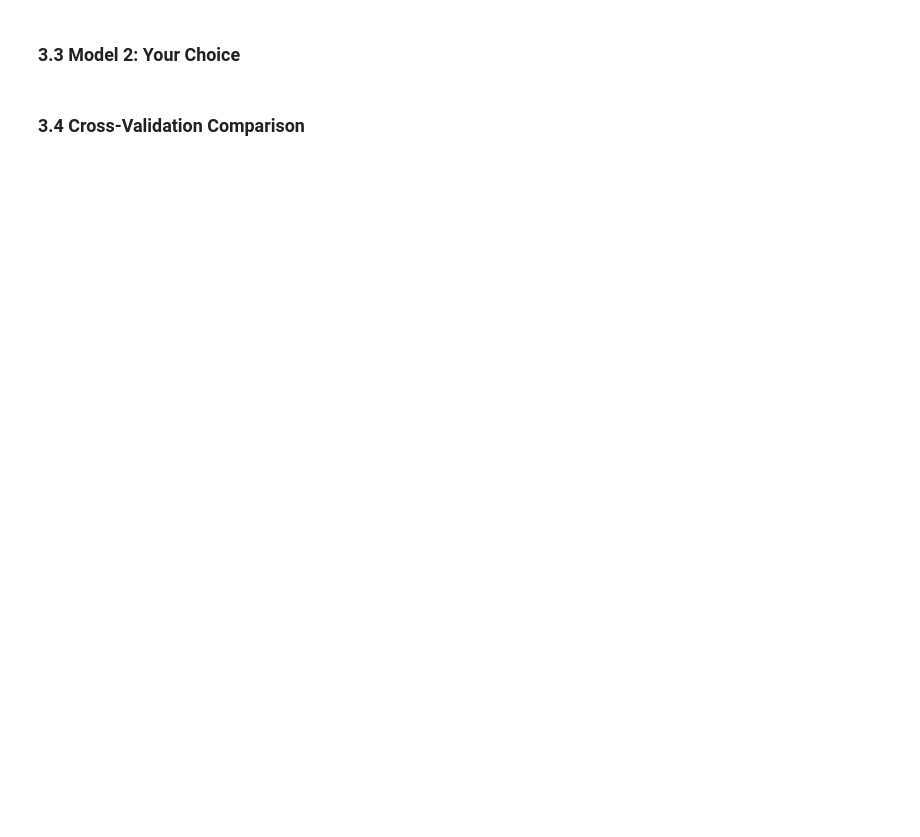
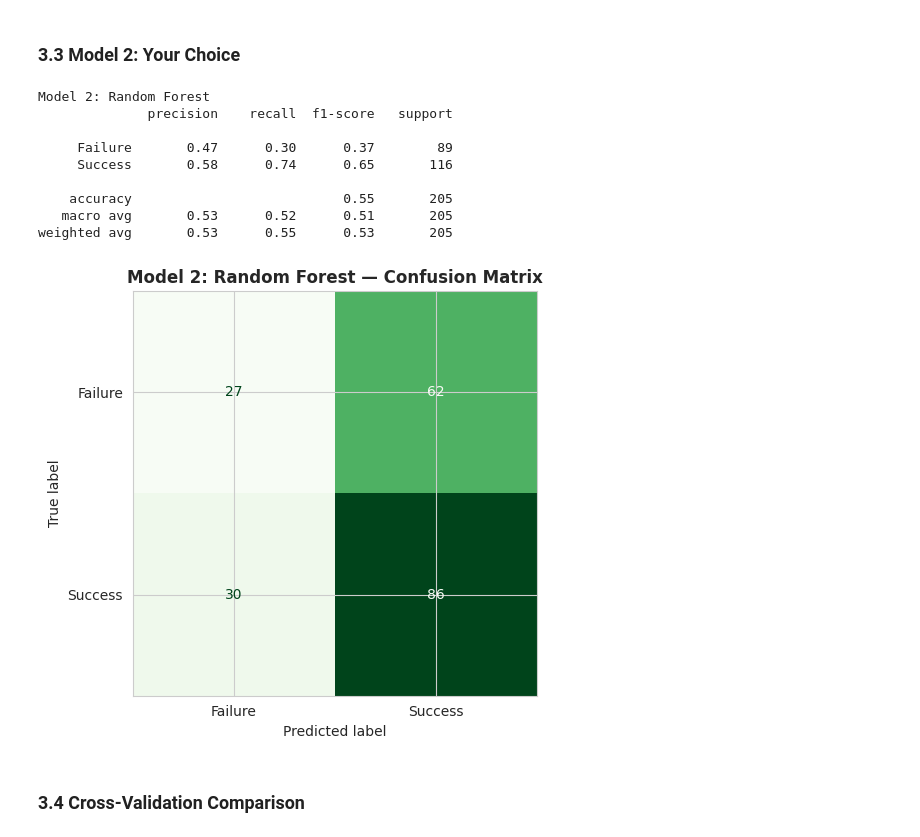
Before and after one commit to zhangminxi-bit/ECON3916-Final-Project, a Jupyter notebook: 3916_final_project_starter.ipynb, the cells around one changed output. Saved outputs shown, nothing was run; the diff lists cells and outputs as text; code cells hidden in the pictures; blank space fills up the shorter version.

```diff
--- a/3916_final_project_starter.ipynb
+++ b/3916_final_project_starter.ipynb
@@ -619,3 +615,43 @@ breakout_strength       0.1899      1.2091
+# %%
+# ============================================================
+# 3.3 Model 2 — Random Forest Classifier
+# Chosen because: captures non-linear interactions between
+# features, handles correlated predictors well, and provides
+# feature importance scores for interpretation
+# ============================================================
+
+from sklearn.ensemble import RandomForestClassifier
+
+model_2 = RandomForestClassifier(n_estimators=200, random_state=RANDOM_STATE,
+                                  class_weight='balanced')
+model_2.fit(X_train_sc, y_train)
+
+y_pred_2 = model_2.predict(X_test_sc)
+
+print('Model 2: Random Forest')
+print(classification_report(y_test, y_pred_2,
+                             target_names=['Failure', 'Success']))
+
+# Confusion matrix
+fig, ax = plt.subplots(figsize=(6, 5))
+ConfusionMatrixDisplay(
+    confusion_matrix(y_test, y_pred_2),
+    display_labels=['Failure', 'Success']
+).plot(ax=ax, cmap='Greens', values_format=',', colorbar=False)
+ax.set_title('Model 2: Random Forest — Confusion Matrix', fontweight='bold')
+plt.tight_layout()
+plt.show()
+# %% [output]
+Model 2: Random Forest
+              precision    recall  f1-score   support
+
+     Failure       0.47      0.30      0.37        89
+     Success       0.58      0.74      0.65       116
+
+    accuracy                           0.55       205
+   macro avg       0.53      0.52      0.51       205
+weighted avg       0.53      0.55      0.53       205
+[figure, added]
 # %% [markdown]
 ### 3.4 Cross-Validation Comparison
 # %%
```
Also changed, not shown: parts of 26 cells of this notebook.
